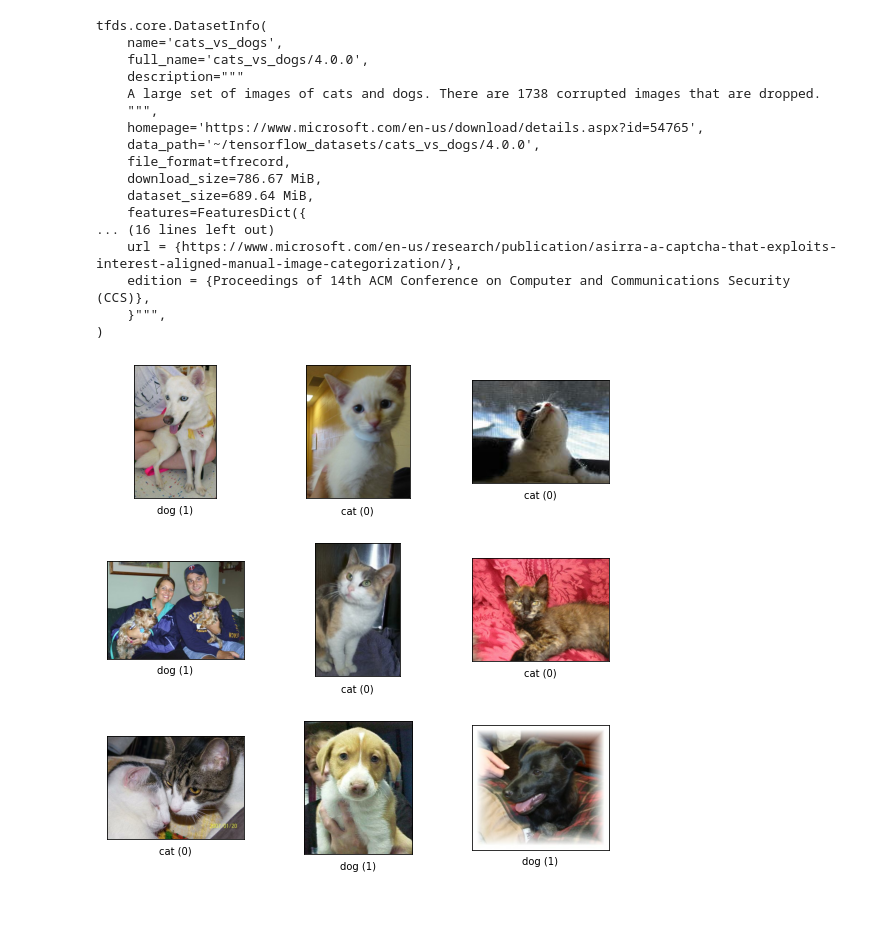
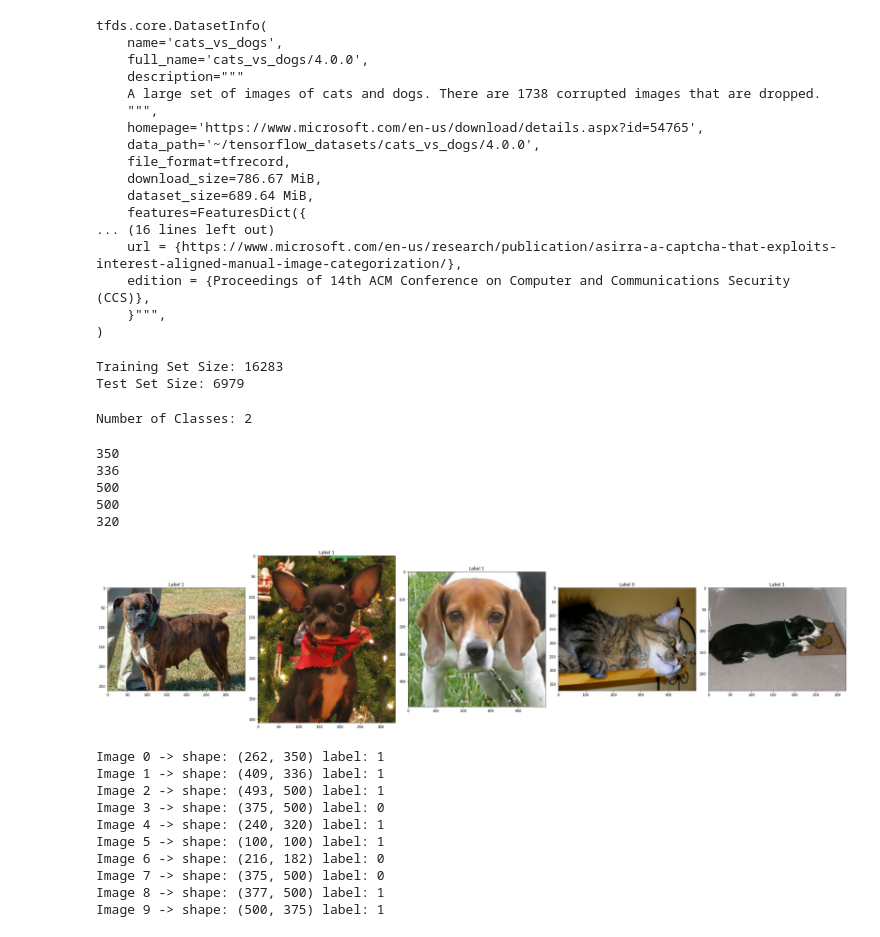
Before and after one commit to AadiPatangi/Dogs-v-Cat-Classifier-using-TF-Datasets, a Jupyter notebook: notebook.ipynb, the cells around one changed output. Cells and saved outputs as stored; diff of their text form; code cells hidden in the pictures; blank space fills up the shorter version.

```diff
--- a/notebook.ipynb
+++ b/notebook.ipynb
@@ -47,4 +47,9 @@ tfds.list_builders()
  'huggingface:turkish_ner',
  ...]
 # %%
-ds,ds_info = tfds.load('cats_vs_dogs', split='train', shuffle_files=True,with_info=True)
+(ds_train, ds_test), info = tfds.load(
+    'cats_vs_dogs',
+    split=['train[:70%]', 'train[70%:]'],
+    with_info=True,
+    as_supervised=True,
+)
@@ -74,7 +79,53 @@ tfds.core.DatasetInfo(
     edition = {Proceedings of 14th ACM Conference on Computer and Communications Security (CCS)},
     }""",
 )
-# %%
-fig = tfds.show_examples(ds, ds_info)
-# %% [output]
-[figure, removed]
+# %%
+print("Training Set Size: %d" % ds_train.cardinality().numpy())
+print("Test Set Size: %d" % ds_test.cardinality().numpy())
+# %% [output]
+Training Set Size: 16283
+Test Set Size: 6979
+# %%
+num_classes = info.features['label'].num_classes
+print("Number of Classes: %d" % num_classes)
+# %% [output]
+Number of Classes: 2
+# %%
+ctr = 0
+plt.rcParams["figure.figsize"] = [30, 15]
+plt.rcParams["figure.autolayout"] = True
+
+for image, label in ds_train:
+    image = image.numpy()
+    print(image.shape[1])
+    plt.subplot(1, 5, ctr+1)
+    plt.title('Label {}'.format(label))
+    plt.imshow(image, cmap=plt.cm.binary)
+    ctr += 1
+    if ctr == 5:
+        break
+
+plt.show()
+# %% [output]
+350
+336
+500
+500
+320
+[figure, added]
+# %%
+for i, example in enumerate(ds_train.take(10)):
+    shape = example[0].shape
+    print("Image %d -> shape: (%d, %d) label: %d" %
+          (i, shape[0], shape[1], example[1]))
+# %% [output]
+Image 0 -> shape: (262, 350) label: 1
+Image 1 -> shape: (409, 336) label: 1
+Image 2 -> shape: (493, 500) label: 1
+Image 3 -> shape: (375, 500) label: 0
+Image 4 -> shape: (240, 320) label: 1
+Image 5 -> shape: (100, 100) label: 1
+Image 6 -> shape: (216, 182) label: 0
+Image 7 -> shape: (375, 500) label: 0
+Image 8 -> shape: (377, 500) label: 1
+Image 9 -> shape: (500, 375) label: 1
```
Also changed, not shown: parts of 8 cells of this notebook.
